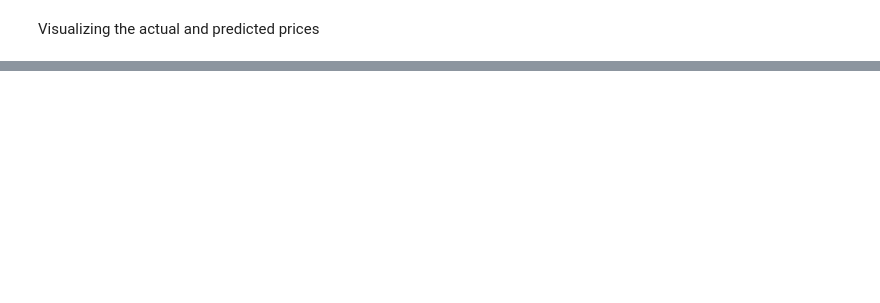
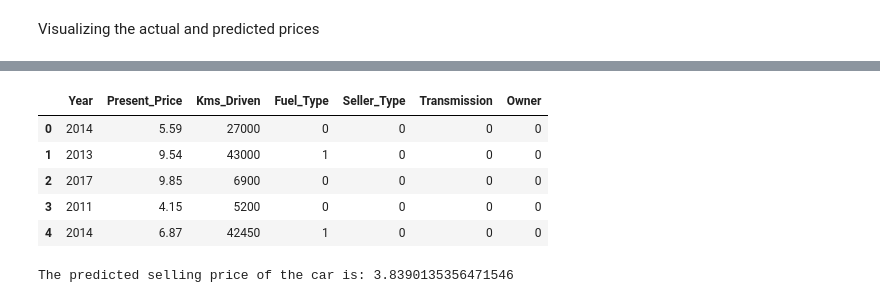
Before and after one commit to SamadritaM30/Car-Price-Prediction, a Jupyter notebook: car_price.ipynb, the cells around one changed output, grey strips where cells are left out. Cells and saved outputs as stored; diff of their text form; code cells hidden in the pictures; blank space fills up the shorter version.

```diff
--- a/car_price.ipynb
+++ b/car_price.ipynb
@@ -329,0 +304,50 @@ Lasso Regression coefficients: [ 0.43466103  3.49795848 -0.          0.17922615
+# %%
+X.head()
+# %% [output]
+|  | Year | Present_Price | Kms_Driven | Fuel_Type | Seller_Type | Transmission | Owner |
+| 0 | 2014 | 5.59 | 27000 | 0 | 0 | 0 | 0 |
+| 1 | 2013 | 9.54 | 43000 | 1 | 0 | 0 | 0 |
+| 2 | 2017 | 9.85 | 6900 | 0 | 0 | 0 | 0 |
+| 3 | 2011 | 4.15 | 5200 | 0 | 0 | 0 | 0 |
+| 4 | 2014 | 6.87 | 42450 | 1 | 0 | 0 | 0 |
+# %%
+# Function to preprocess input data
+def preprocess_input(year, present_price, km_driven, fuel, seller_type, transmission, owner):
+    # Encode the categorical data
+    fuel_mapping = {'Petrol': 0, 'Diesel': 1, 'CNG': 2}
+    seller_mapping = {'Dealer': 0, 'Individual': 1}
+    transmission_mapping = {'Manual': 0, 'Automatic': 1}
+
+    fuel_encoded = fuel_mapping[fuel]
+    seller_encoded = seller_mapping[seller_type]
+    transmission_encoded = transmission_mapping[transmission]
+
+
+    # Create an array with the input data
+    input_data = np.array([[year, present_price, km_driven, fuel_encoded, seller_encoded, transmission_encoded, owner]])
+
+    return input_data
+
+# Function to predict car price
+def predict_price(year,present_price, km_driven, fuel, seller_type, transmission, owner):
+    # Preprocess the input data
+    input_data = preprocess_input(year,present_price, km_driven, fuel, seller_type, transmission, owner)
+
+    # Predict the price
+    predicted_price = lin_reg_model.predict(input_data)
+
+    return predicted_price[0]
+
+# user input
+#year = int(input("Enter the year of purchase: "))
+#present_price= int(input("Enter the present price: "))
+#km_driven = int(input("Enter the kilometers driven: "))
+#fuel = input("Enter the fuel type (Petrol, Diesel, CNG): ")
+#seller_type = input("Enter the seller type (Dealer, Individual): ")
+#transmission = input("Enter the transmission type (Manual, Automatic): ")
+#owner = int(input("Enter the number of previous owners "))
+
+predicted_price = predict_price(2014,5.59,27000,'Petrol','Dealer','Manual',0)
+print(f"The predicted selling price of the car is: {predicted_price}")
+# %% [output]
+The predicted selling price of the car is: 3.8390135356471546
```
Also changed, not shown: parts of 13 cells of this notebook.
